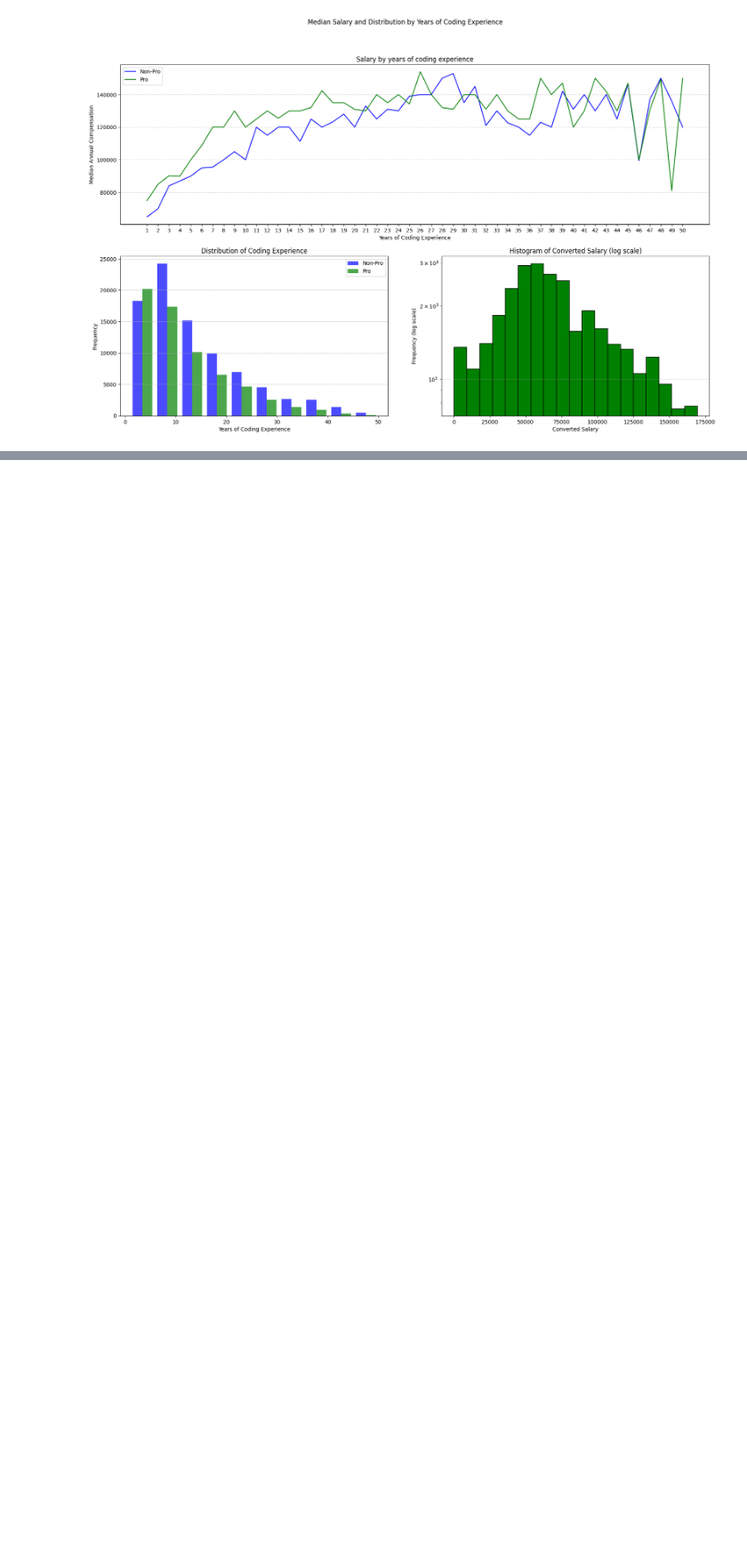
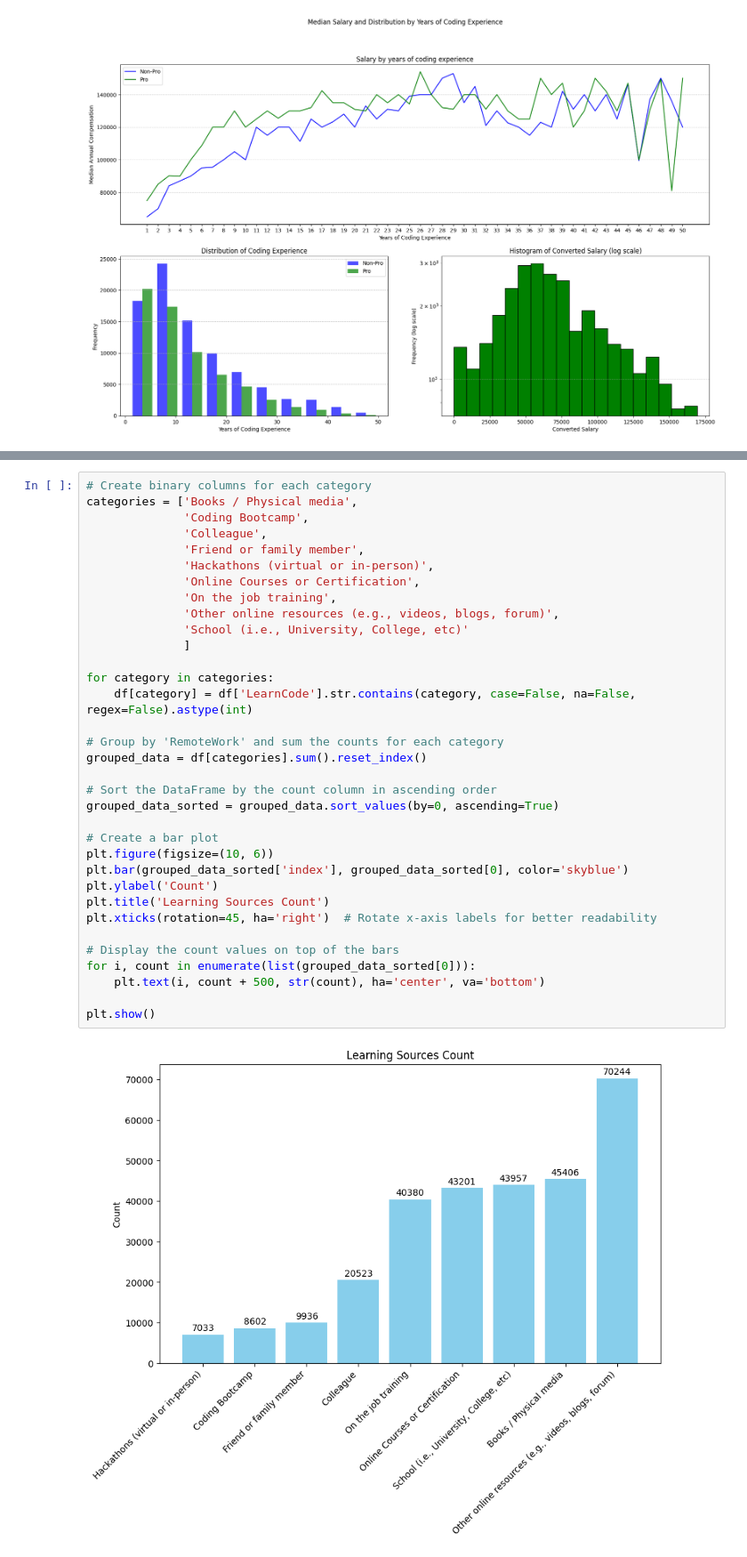
Before and after one commit to YKarsten/Annual-developer-survey-analysis, a Jupyter notebook: SO-2023-survey.ipynb, the cells around one changed output, grey strips where cells are left out. Shown at 89% size. Saved outputs shown, nothing was run; the diff lists cells and outputs as text; blank space fills up the shorter version.

Commit message:
Add Learning Source Count Figure

```diff
--- a/SO-2023-survey.ipynb
+++ b/SO-2023-survey.ipynb
@@ -653,0 +682,36 @@ plt.show()
+# %%
+# Create binary columns for each category
+categories = ['Books / Physical media',
+              'Coding Bootcamp',
+              'Colleague',
+              'Friend or family member',
+              'Hackathons (virtual or in-person)',
+              'Online Courses or Certification',
+              'On the job training',
+              'Other online resources (e.g., videos, blogs, forum)',
+              'School (i.e., University, College, etc)'
+              ]
+
+for category in categories:
+    df[category] = df['LearnCode'].str.contains(category, case=False, na=False, regex=False).astype(int)
+
+# Group by 'RemoteWork' and sum the counts for each category
+grouped_data = df[categories].sum().reset_index()
+
+# Sort the DataFrame by the count column in ascending order
+grouped_data_sorted = grouped_data.sort_values(by=0, ascending=True)
+
+# Create a bar plot
+plt.figure(figsize=(10, 6))
+plt.bar(grouped_data_sorted['index'], grouped_data_sorted[0], color='skyblue')
+plt.ylabel('Count')
+plt.title('Learning Sources Count')
+plt.xticks(rotation=45, ha='right')  # Rotate x-axis labels for better readability
+
+# Display the count values on top of the bars
+for i, count in enumerate(list(grouped_data_sorted[0])):
+    plt.text(i, count + 500, str(count), ha='center', va='bottom')
+
+plt.show()
+# %% [output]
+[figure, added]
```
Also changed, not shown: parts of 5 cells of this notebook.
